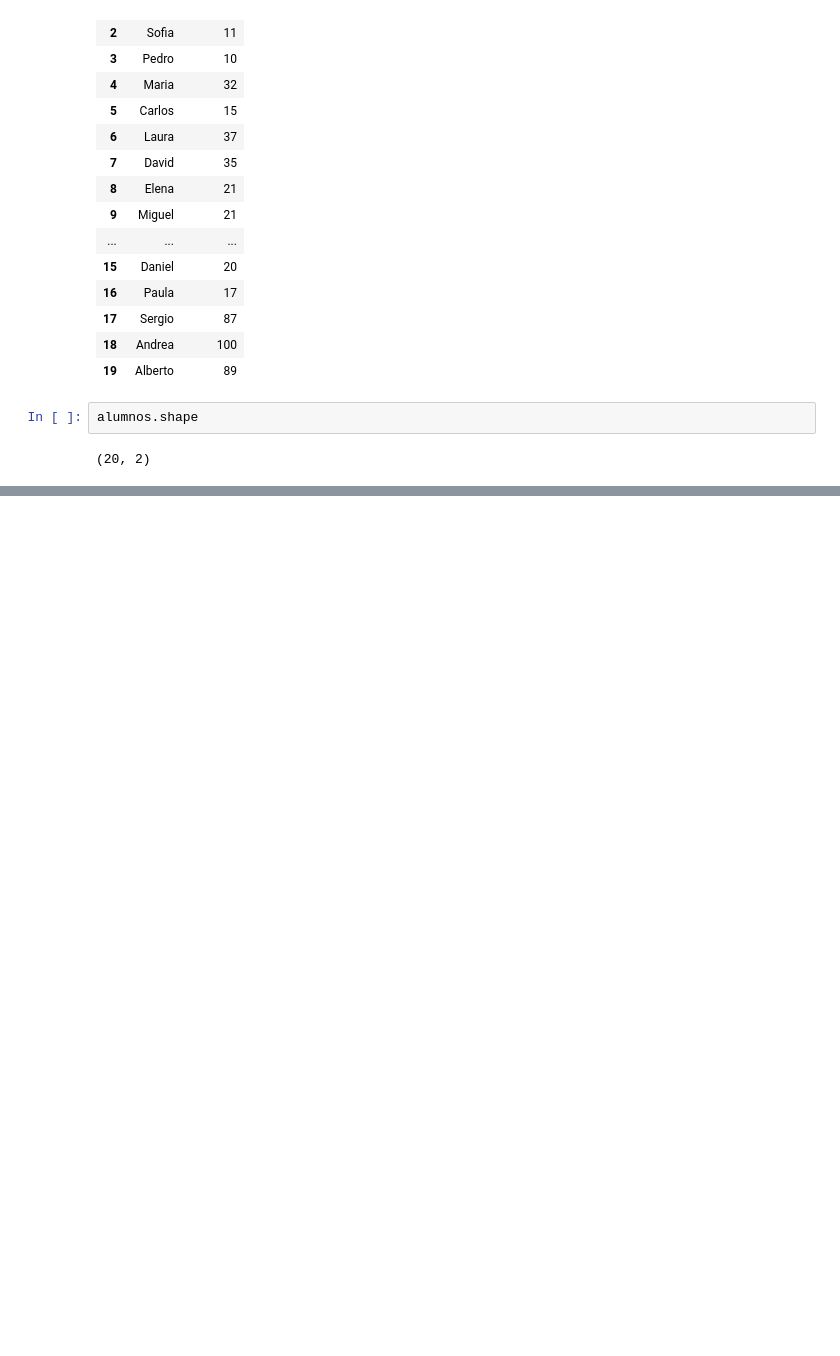
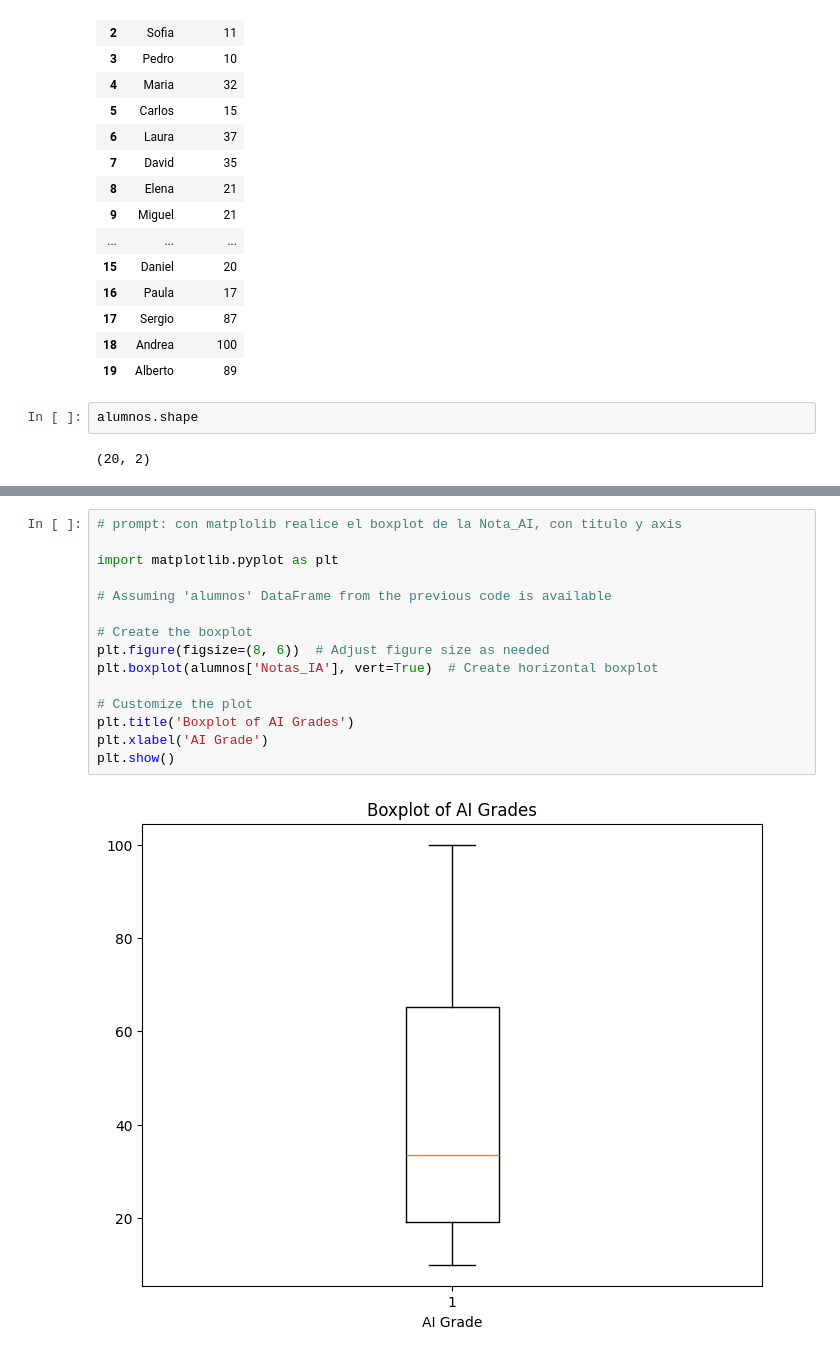
Before and after one commit to amgito1648/clase-inteligencia-artificial, a Jupyter notebook: EDA.ipynb, the cells around one changed output, grey strips where cells are left out. Drawn from its saved outputs; the diff is of its cells as text; blank space fills up the shorter version.

```diff
--- a/EDA.ipynb
+++ b/EDA.ipynb
@@ -151,0 +191,17 @@ alumnos.shape
+# %%
+# prompt: con matplolib realice el boxplot de la Nota_AI, con titulo y axis
+
+import matplotlib.pyplot as plt
+
+# Assuming 'alumnos' DataFrame from the previous code is available
+
+# Create the boxplot
+plt.figure(figsize=(8, 6))  # Adjust figure size as needed
+plt.boxplot(alumnos['Notas_IA'], vert=True)  # Create horizontal boxplot
+
+# Customize the plot
+plt.title('Boxplot of AI Grades')
+plt.xlabel('AI Grade')
+plt.show()
+# %% [output]
+[figure, added]
```
Also changed, not shown: parts of 8 cells of this notebook.
